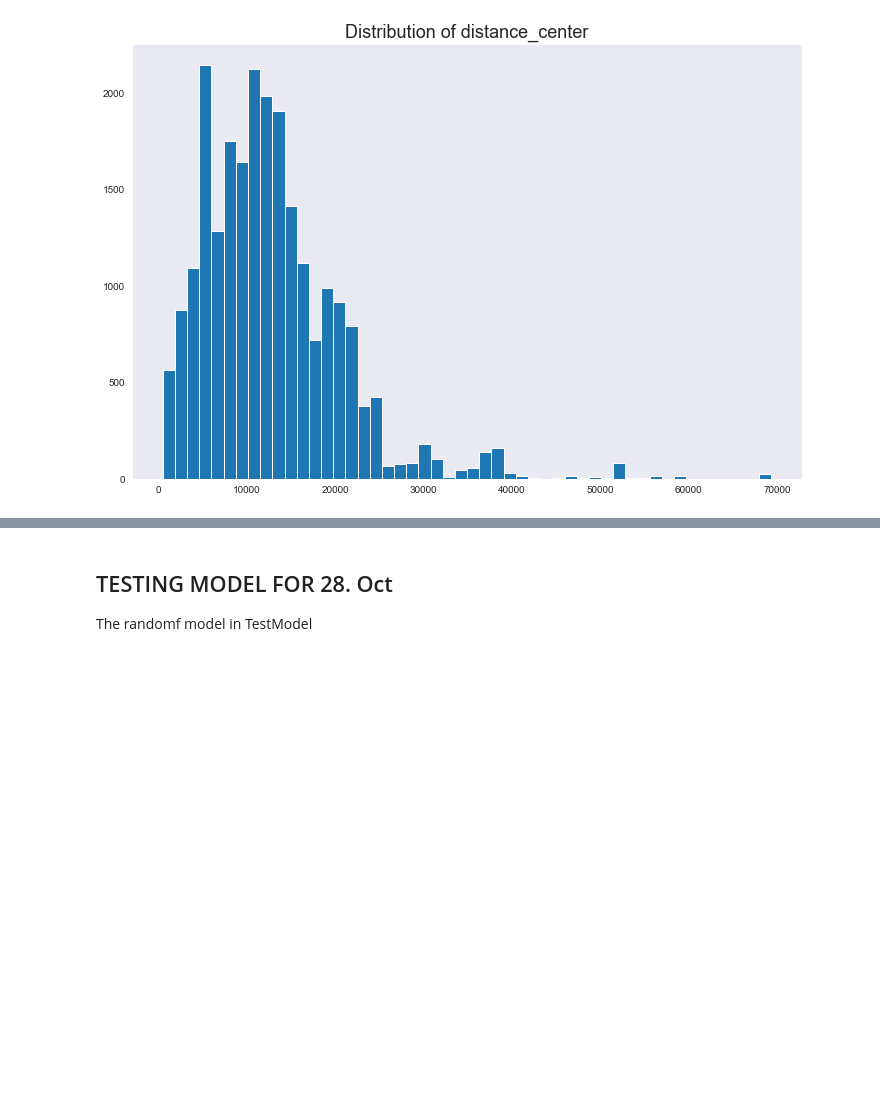
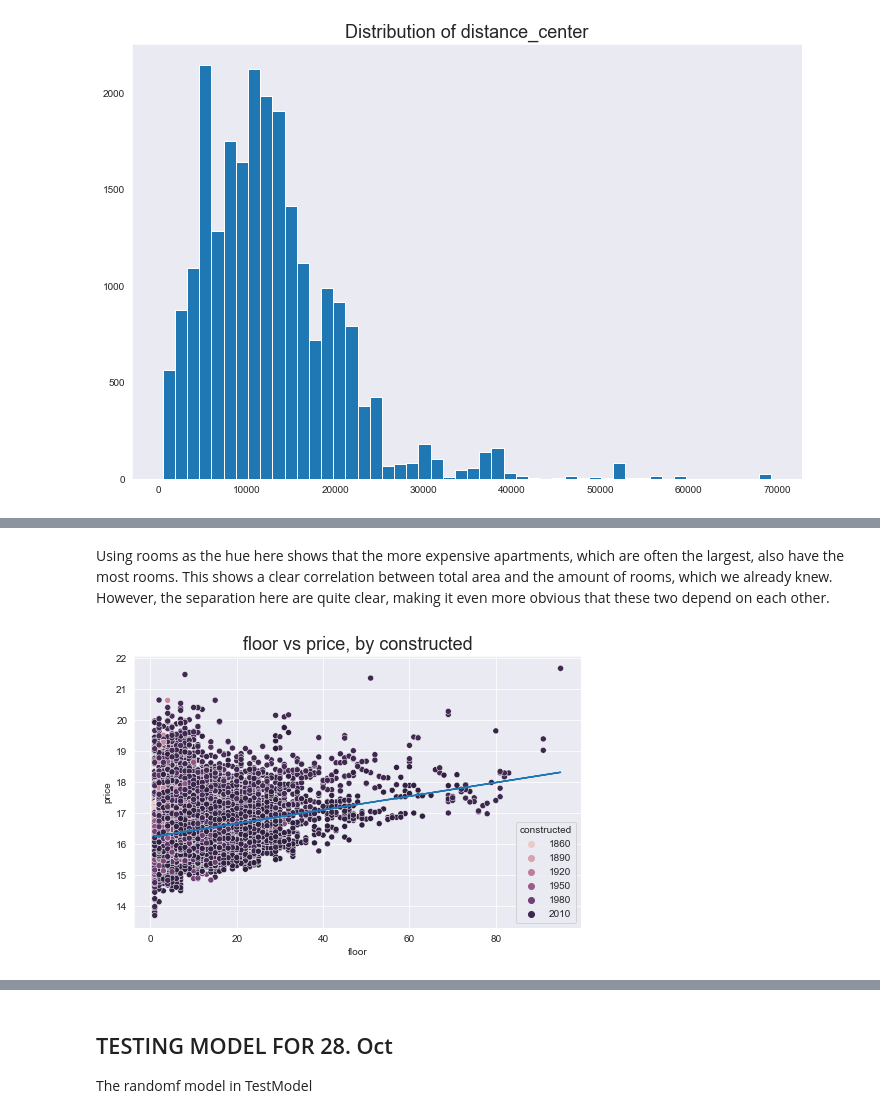
Before and after one commit to Olaussen/TDT4173_group69, a Jupyter notebook: src/notebook.ipynb, the cells around one changed output, grey strips where cells are left out. Saved outputs shown, nothing was run; the diff lists cells and outputs as text; code cells hidden in the pictures; blank space fills up the shorter version.

```diff
--- a/src/notebook.ipynb
+++ b/src/notebook.ipynb
@@ -256,0 +281,6 @@ visualizer.plot_distribution(data, "distance_center")
+# %% [markdown]
+Using rooms as the hue here shows that the more expensive apartments, which are often the largest, also have the most rooms. This shows a clear correlation between total area and the amount of rooms, which we already knew. However, the separation here are quite clear, making it even more obvious that these two depend on each other.
+# %%
+visualizer.plot_vs(data, "floor", "price", reg=True, figsize=(8,5), hue="constructed")
+# %% [output]
+[figure, added]
```
Also changed, not shown: parts of 29 cells of this notebook, 5 other files.
